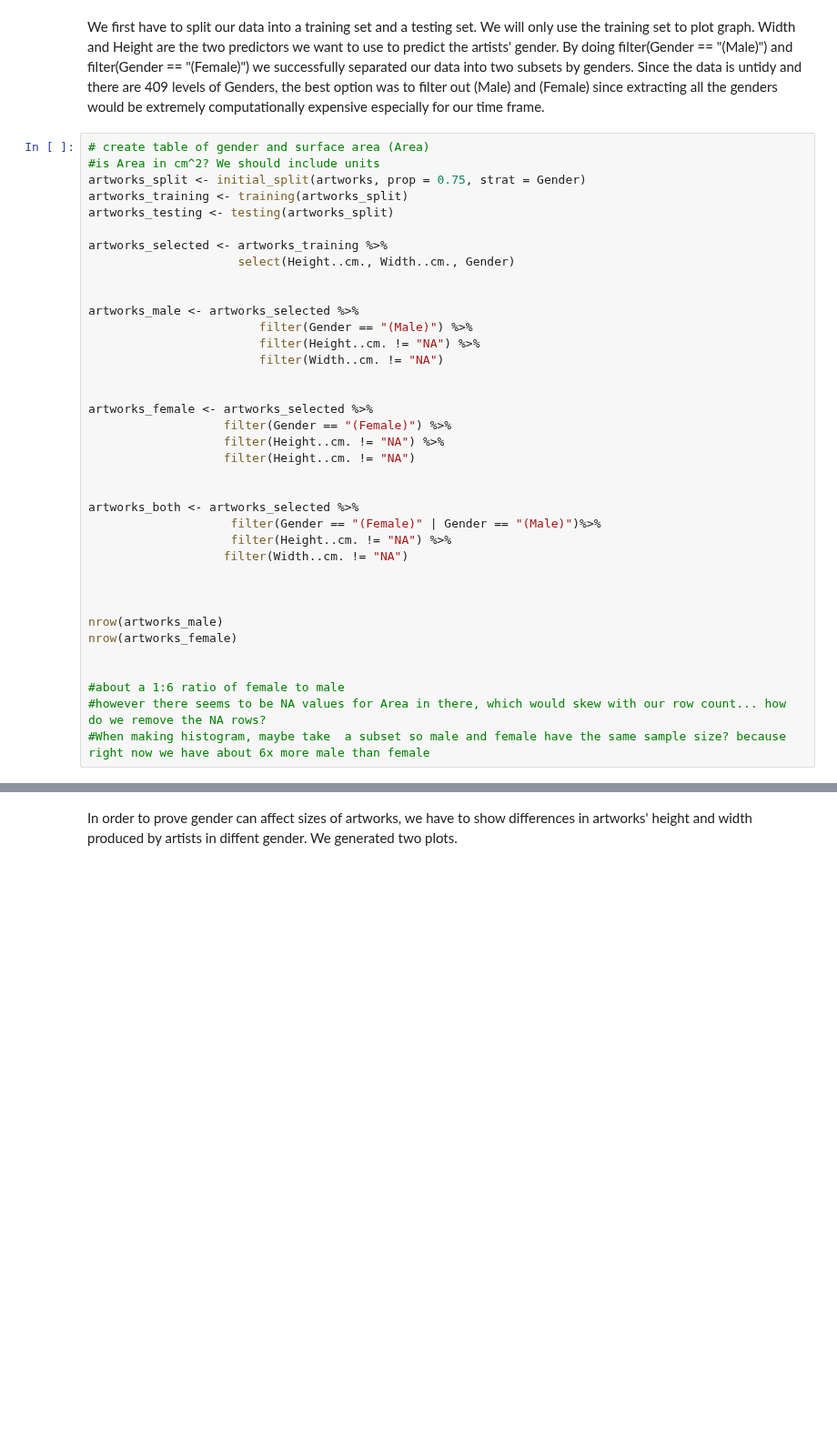
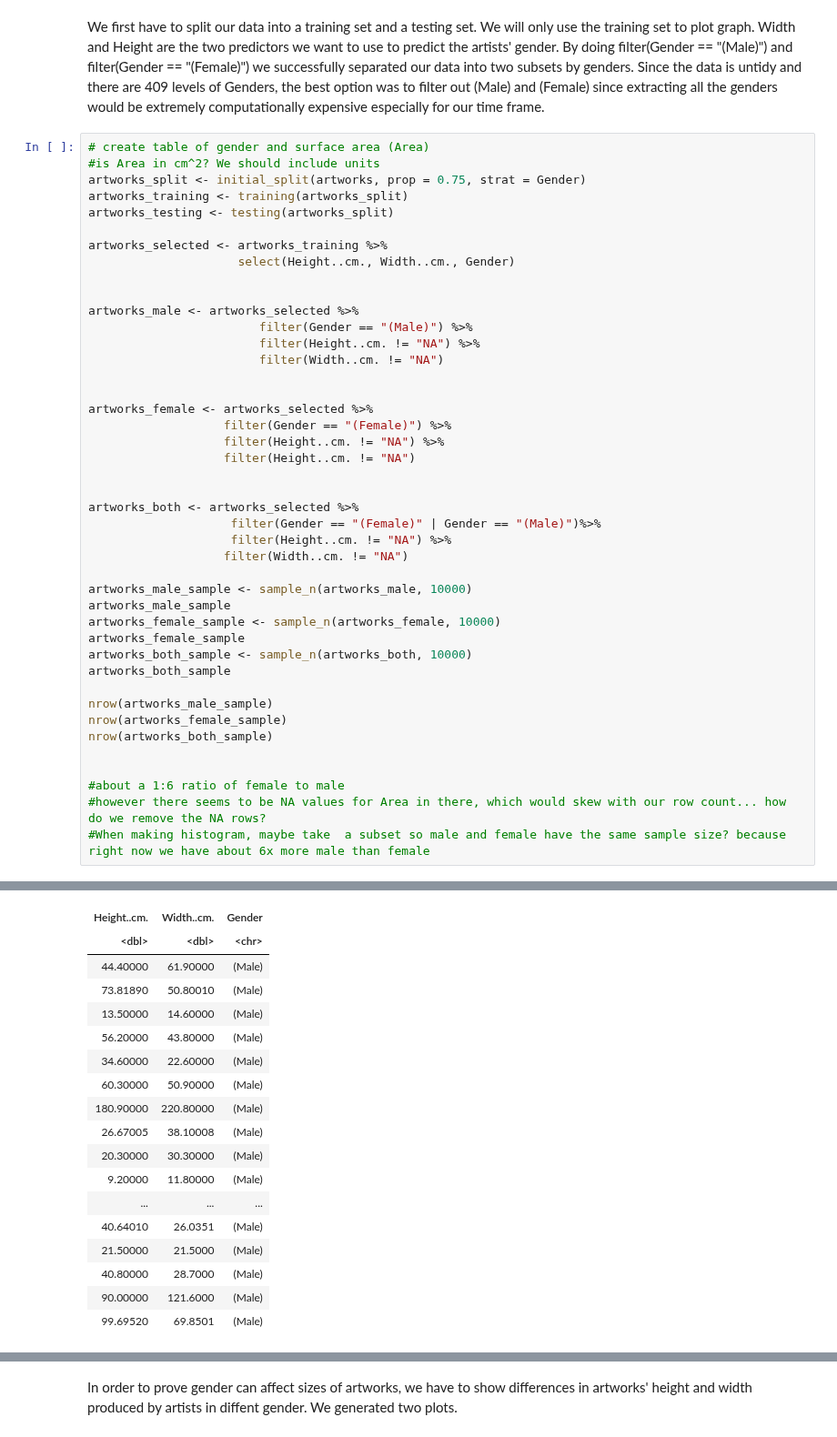
Before and after one commit to annekedresselhuis/DSCI-Group-Project, a Jupyter notebook: group_28_preliminary_analysis..ipynb, the cells around one changed output, grey strips where cells are left out. Shown at 91% size. Cells and saved outputs as stored; diff of their text form; blank space fills up the shorter version.

```diff
--- a/group_28_preliminary_analysis..ipynb
+++ b/group_28_preliminary_analysis..ipynb
@@ -135,10 +136,16 @@ artworks_both <- artworks_selected %>%
                     filter(Height..cm. != "NA") %>%
                    filter(Width..cm. != "NA")
 
+artworks_male_sample <- sample_n(artworks_male, 10000)
+artworks_male_sample
+artworks_female_sample <- sample_n(artworks_female, 10000)
+artworks_female_sample
+artworks_both_sample <- sample_n(artworks_both, 10000)
+artworks_both_sample
 
-
-nrow(artworks_male)
-nrow(artworks_female)
+nrow(artworks_male_sample)
+nrow(artworks_female_sample)
+nrow(artworks_both_sample)
 
 
 #about a 1:6 ratio of female to male
@@ -148,0 +156,18 @@ nrow(artworks_female)
+| Height..cm. | Width..cm. | Gender |
+| <dbl> | <dbl> | <chr> |
+| 44.40000 | 61.90000 | (Male) |
+| 73.81890 | 50.80010 | (Male) |
+| 13.50000 | 14.60000 | (Male) |
+| 56.20000 | 43.80000 | (Male) |
+| 34.60000 | 22.60000 | (Male) |
+| 60.30000 | 50.90000 | (Male) |
+| 180.90000 | 220.80000 | (Male) |
+| 26.67005 | 38.10008 | (Male) |
+| 20.30000 | 30.30000 | (Male) |
+| 9.20000 | 11.80000 | (Male) |
+| ... | ... | ... |
+| 40.64010 | 26.0351 | (Male) |
+| 21.50000 | 21.5000 | (Male) |
+| 40.80000 | 28.7000 | (Male) |
+| 90.00000 | 121.6000 | (Male) |
+| 99.69520 | 69.8501 | (Male) |
```
Also changed, not shown: parts of 3 cells of this notebook.
